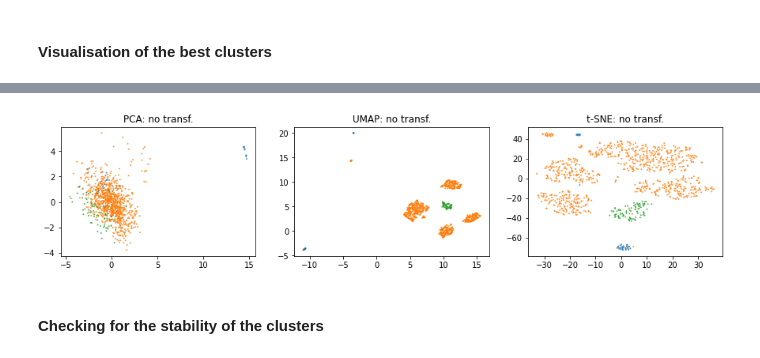
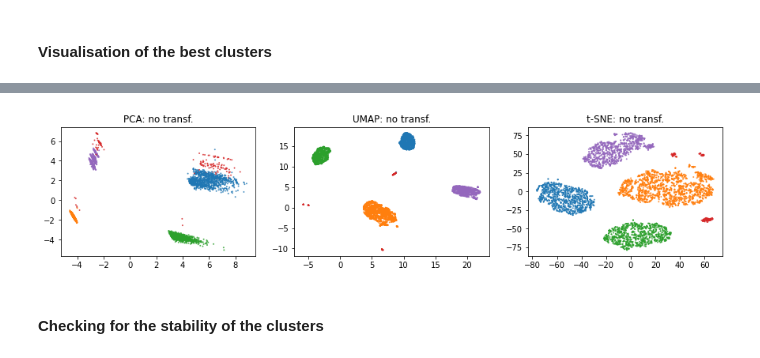
Before and after one commit to SmellyArmure/OC_DS_Project5, a Jupyter notebook: NOTEBOOKS/P5_Clustering.ipynb, the cells around one changed output, grey strips where cells are left out. Saved outputs shown, nothing was run; the diff lists cells and outputs as text; code cells hidden in the pictures.

```diff
--- a/NOTEBOOKS/P5_Clustering.ipynb
+++ b/NOTEBOOKS/P5_Clustering.ipynb
@@ -515,0 +711,2 @@ Columns included :
+# %%
+df=df3_1_trans.loc[ind_samp_5000]
@@ -751,6 +875,8 @@ ser_clust = pd.Series(data=km.labels_,
 # silh, dav_bould, distor
 # %% [markdown]
 #### Evaluation of the clustering scores
+# %%
+df = df3_1_trans.loc[ind_samp_5000]
 # %% [markdown]
 We'll try to find the best number of cluster against:
 
@@ -868,15 +1005,15 @@ from sklearn.metrics import silhouette_score, davies_bouldin_score, calinski_har
 # %%
 from sklearn.cluster import KMeans
 
-n=3
+n=5
 km = KMeans(n_clusters=n, n_jobs=-1)
-km.fit(df4)
+km.fit(df)
 ser_clust = pd.Series(data=km.labels_,
-                      index=df4.index)
+                      index=df.index)
 
-silh = silhouette_score(X=df4, labels=ser_clust)
-dav_bould = davies_bouldin_score(X=df4, labels=ser_clust)
-cal_harab = calinski_harabasz_score(X=df4, labels=ser_clust)
+silh = silhouette_score(X=df, labels=ser_clust)
+dav_bould = davies_bouldin_score(X=df, labels=ser_clust)
+cal_harab = calinski_harabasz_score(X=df, labels=ser_clust)
 distor = km.inertia_
 silh, dav_bould, distor
 # %% [output]
@@ -897,19 +1029,21 @@ silh, dav_bould, distor
+# %%
+dict_proj = prepare_2D_axes(df)
 # %%
 fig = plt.figure(figsize=(15,3))
 
 ax1 = fig.add_subplot(131)
-plot_projection(df_proj_PCA_2D, ser_clust=ser_clust, quant_transf=False,
+plot_projection(dict_proj['PCA'], ser_clust=ser_clust, quant_transf=False,
                 title='PCA', fig=fig, ax=ax1)
 
 ax2 = fig.add_subplot(132)
-plot_projection(df_proj_UMAP_2D, ser_clust=ser_clust, quant_transf=False,
+plot_projection(dict_proj['UMAP'], ser_clust=ser_clust, quant_transf=False,
                 title='UMAP', fig=fig, ax=ax2)
 
 ax3 = fig.add_subplot(133)
-plot_projection(df_proj_tSNE_2D, ser_clust=ser_clust, quant_transf=False,
+plot_projection(dict_proj['t-SNE'], ser_clust=ser_clust, quant_transf=False,
                 title='t-SNE', fig=fig, ax=ax3)
 plt.show()
 # %% [output]
-[figure, old version]
+[figure, new version]
 # %% [markdown]
 #### Checking for the stability of the clusters
```
Also changed, not shown: parts of 130 cells of this notebook, 3 other files.
